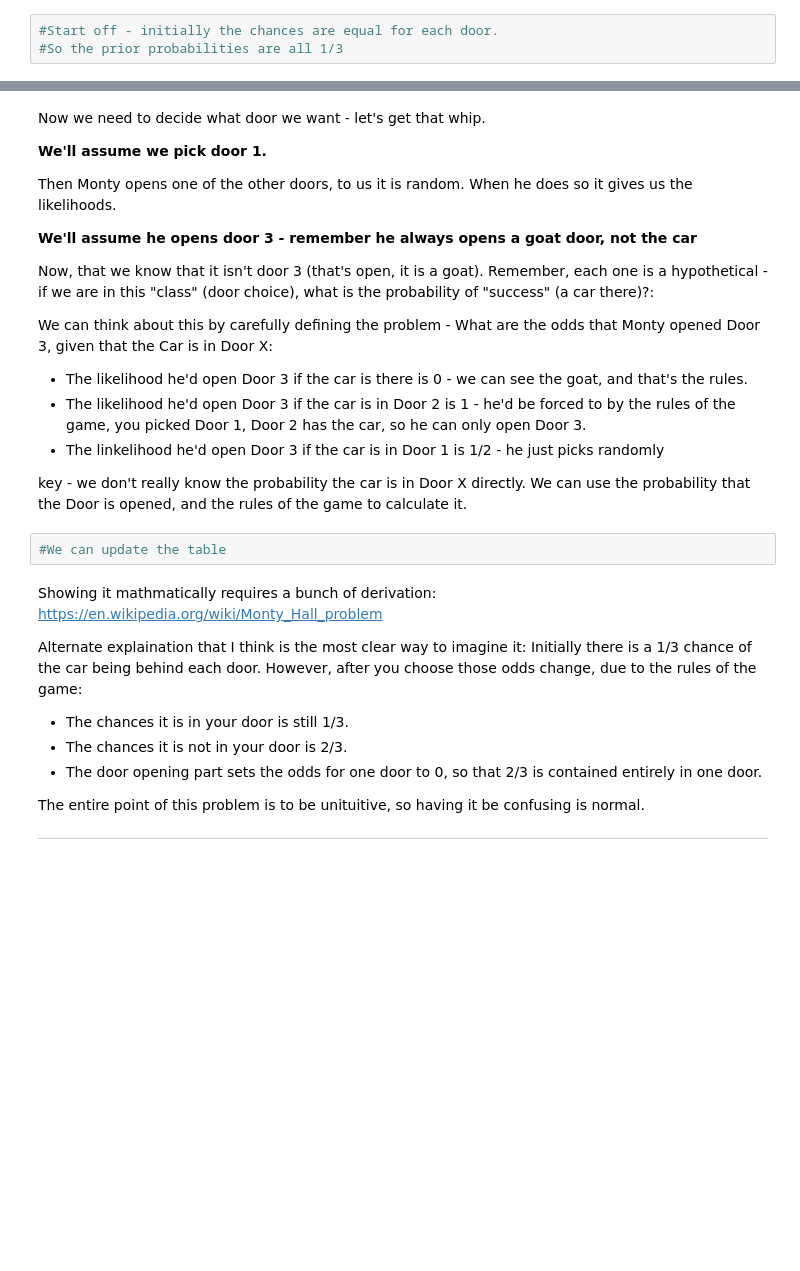
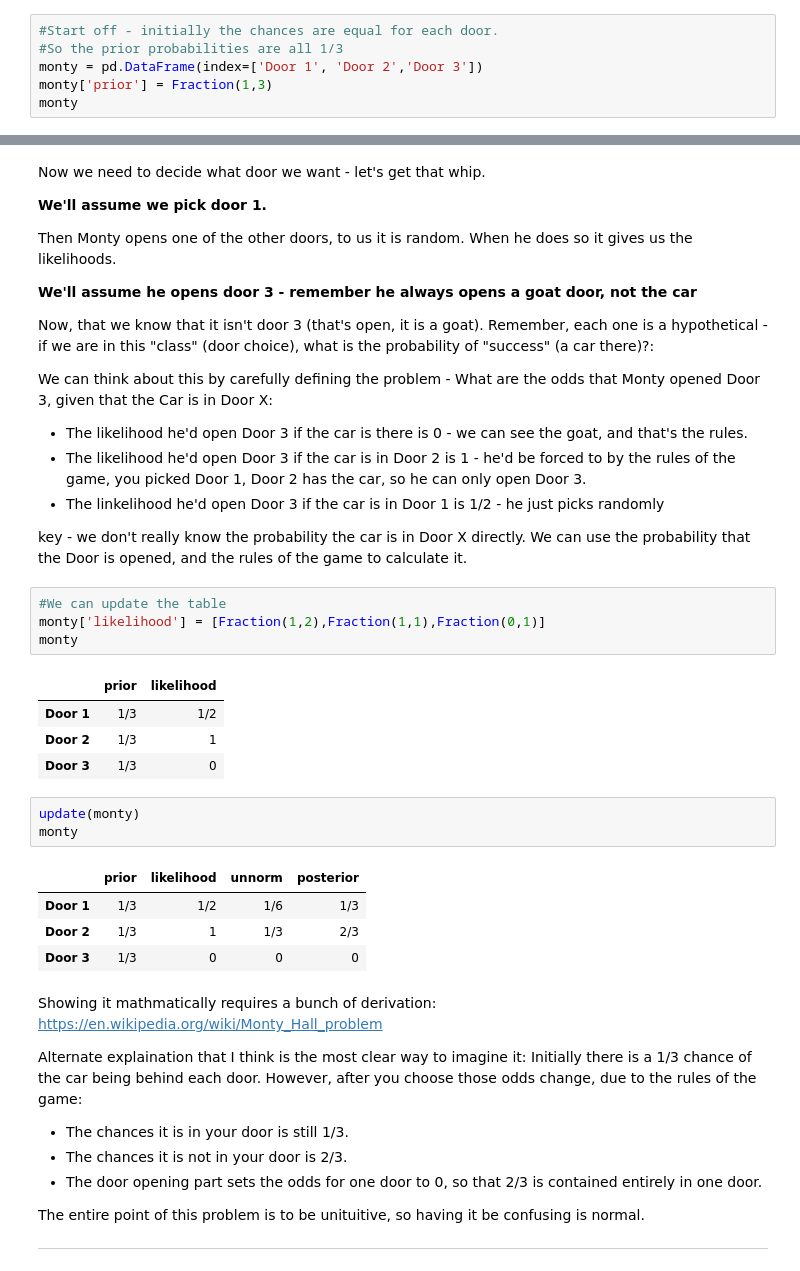
Before and after one commit to ASykes4/Basic_Stats_in_Python_Student_Workbooks, a Jupyter notebook: 031_Bayes_2.ipynb, the cells around one changed output, grey strips where cells are left out. Saved outputs shown, nothing was run; the diff lists cells and outputs as text; blank space fills up the shorter version.

```diff
--- a/031_Bayes_2.ipynb
+++ b/031_Bayes_2.ipynb
@@ -482,3 +608,6 @@ To answer this question, we have to make some assumptions about the behavior of
 # %%
 #Start off - initially the chances are equal for each door.
 #So the prior probabilities are all 1/3
+monty = pd.DataFrame(index=['Door 1', 'Door 2','Door 3'])
+monty['prior'] = Fraction(1,3)
+monty
@@ -504,6 +638,21 @@ We can think about this by carefully defining the problem - What are the odds th
 key - we don't really know the probability the car is in Door X directly. We can use the probability that the Door is opened, and the rules of the game to calculate it.
 # %%
 #We can update the table
+monty['likelihood'] = [Fraction(1,2),Fraction(1,1),Fraction(0,1)]
+monty
+# %% [output]
+|  | prior | likelihood |
+| Door 1 | 1/3 | 1/2 |
+| Door 2 | 1/3 | 1 |
+| Door 3 | 1/3 | 0 |
+# %%
+update(monty)
+monty
+# %% [output]
+|  | prior | likelihood | unnorm | posterior |
+| Door 1 | 1/3 | 1/2 | 1/6 | 1/3 |
+| Door 2 | 1/3 | 1 | 1/3 | 2/3 |
+| Door 3 | 1/3 | 0 | 0 | 0 |
 # %% [markdown]
 Showing it mathmatically requires a bunch of derivation: https://en.wikipedia.org/wiki/Monty_Hall_problem
 
```
Also changed, not shown: parts of 26 cells of this notebook.
